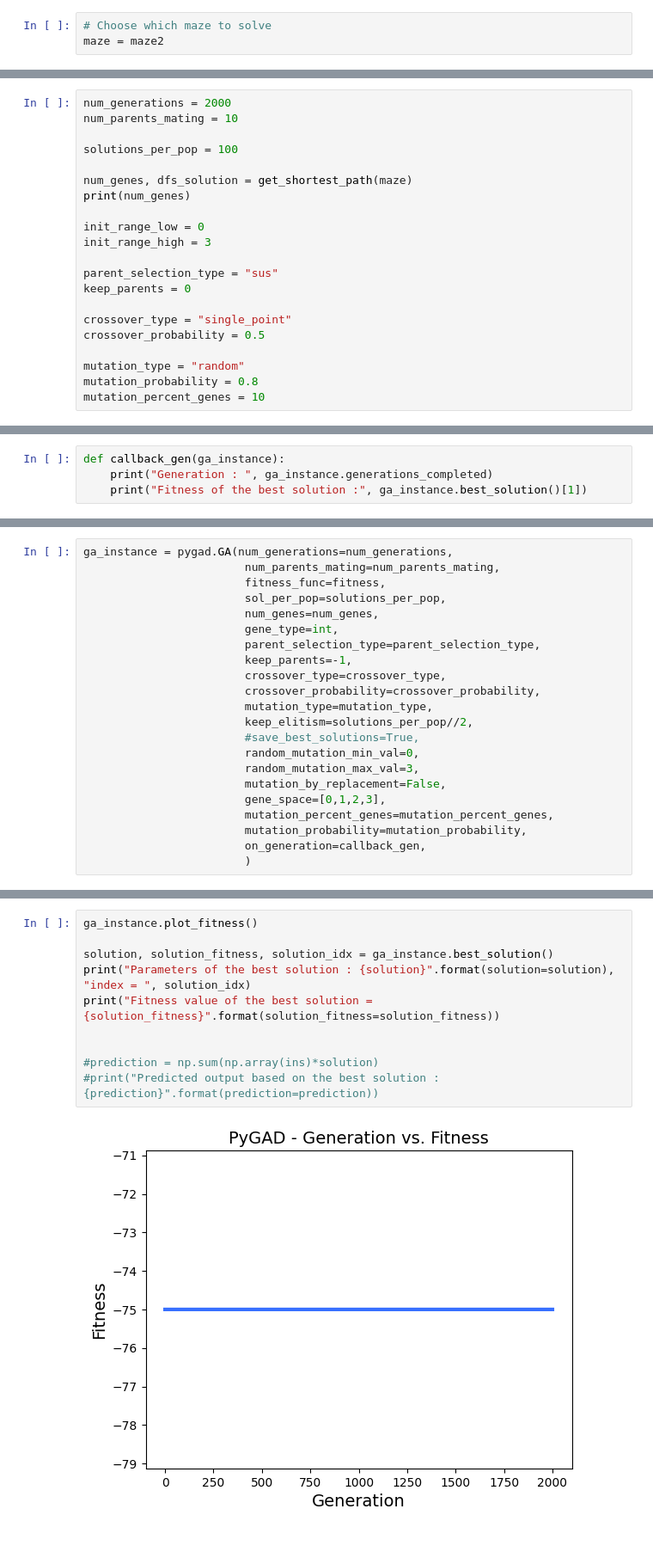
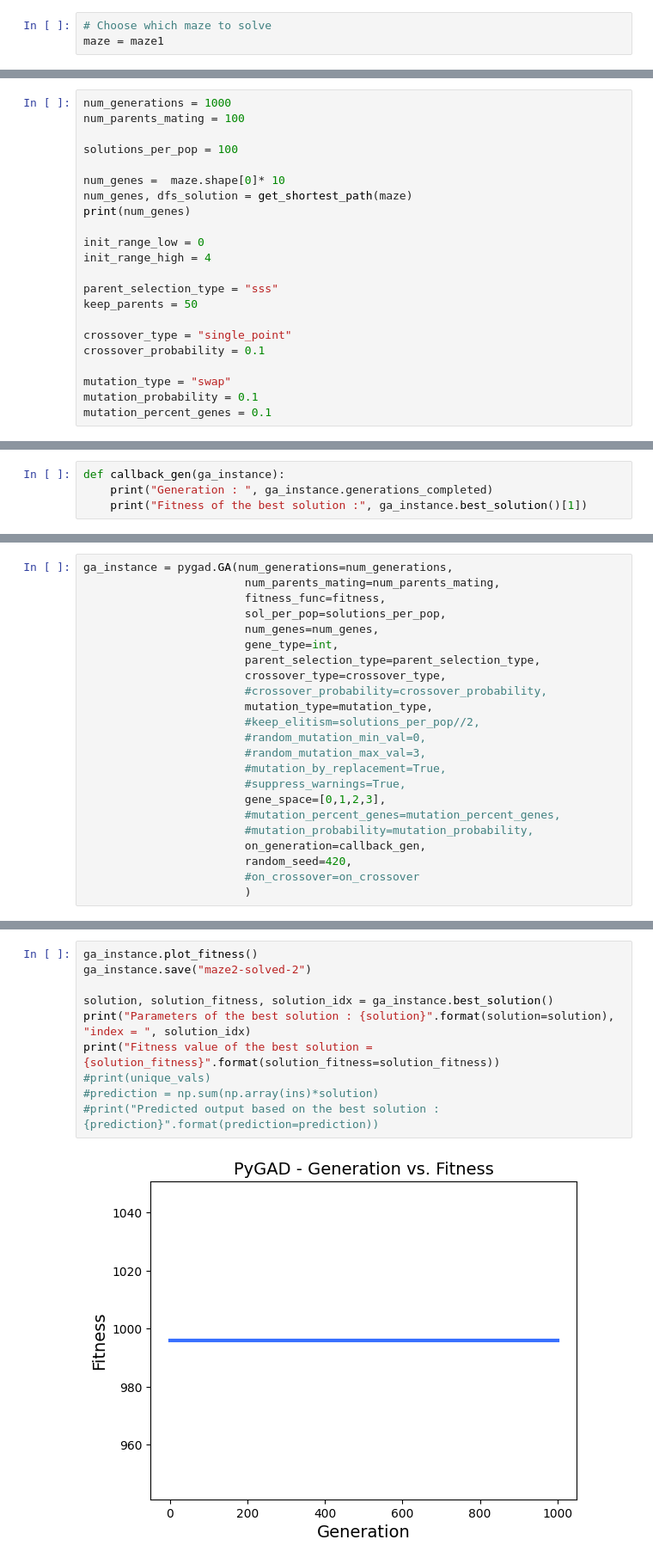
Before and after one commit to strojanski/IS-labs, a Jupyter notebook: seminarji/sem1.ipynb, the cells around one changed output, grey strips where cells are left out. Shown: that part at 86% size. Drawn from its saved outputs; the diff is of its cells as text.

```diff
--- a/seminarji/sem1.ipynb
+++ b/seminarji/sem1.ipynb
@@ -127,4 +127,4 @@ def get_shortest_path(maze):
     return res, m
 # %%
 # Choose which maze to solve
-maze = maze2
+maze = maze1
@@ -183,24 +221,25 @@ def fitness(solution, solution_index):
 
     return score
 # %%
-num_generations = 2000
-num_parents_mating = 10
+num_generations = 1000
+num_parents_mating = 100
 
 solutions_per_pop = 100
 
+num_genes =  maze.shape[0]* 10
 num_genes, dfs_solution = get_shortest_path(maze)
 print(num_genes)
 
 init_range_low = 0
-init_range_high = 3
+init_range_high = 4
 
-parent_selection_type = "sus"
-keep_parents = 0
+parent_selection_type = "sss"
+keep_parents = 50
 
 crossover_type = "single_point"
-crossover_probability = 0.5
+crossover_probability = 0.1
 
-mutation_type = "random"
-mutation_probability = 0.8
-mutation_percent_genes = 10
+mutation_type = "swap"
+mutation_probability = 0.1
+mutation_percent_genes = 0.1
 # %% [output]
@@ -220,17 +265,18 @@ ga_instance = pygad.GA(num_generations=num_generations,
                         num_genes=num_genes,
                         gene_type=int,
                         parent_selection_type=parent_selection_type,
-                        keep_parents=-1,
                         crossover_type=crossover_type,
-                        crossover_probability=crossover_probability,
+                        #crossover_probability=crossover_probability,
                         mutation_type=mutation_type,
-                        keep_elitism=solutions_per_pop//2,
-                        #save_best_solutions=True,
-                        random_mutation_min_val=0,
-                        random_mutation_max_val=3,
-                        mutation_by_replacement=False,
+                        #keep_elitism=solutions_per_pop//2,
+                        #random_mutation_min_val=0,
+                        #random_mutation_max_val=3,
+                        #mutation_by_replacement=True,
+                        #suppress_warnings=True,
                         gene_space=[0,1,2,3],
-                        mutation_percent_genes=mutation_percent_genes,
-                        mutation_probability=mutation_probability,
+                        #mutation_percent_genes=mutation_percent_genes,
+                        #mutation_probability=mutation_probability,
                         on_generation=callback_gen,
+                        random_seed=420,
+                        #on_crossover=on_crossover
                         )
@@ -282,12 +353,12 @@ Fitness of the best solution : -75
 # %%
 ga_instance.plot_fitness()
+ga_instance.save("maze2-solved-2")
 
 solution, solution_fitness, solution_idx = ga_instance.best_solution()
 print("Parameters of the best solution : {solution}".format(solution=solution), "index = ", solution_idx)
 print("Fitness value of the best solution = {solution_fitness}".format(solution_fitness=solution_fitness))
-
-
+#print(unique_vals)
 #prediction = np.sum(np.array(ins)*solution)
 #print("Predicted output based on the best solution : {prediction}".format(prediction=prediction))
 # %% [output]
-[figure, old version]
+[figure, new version]
```
Also changed, not shown: parts of 15 cells of this notebook, 3 other files.
